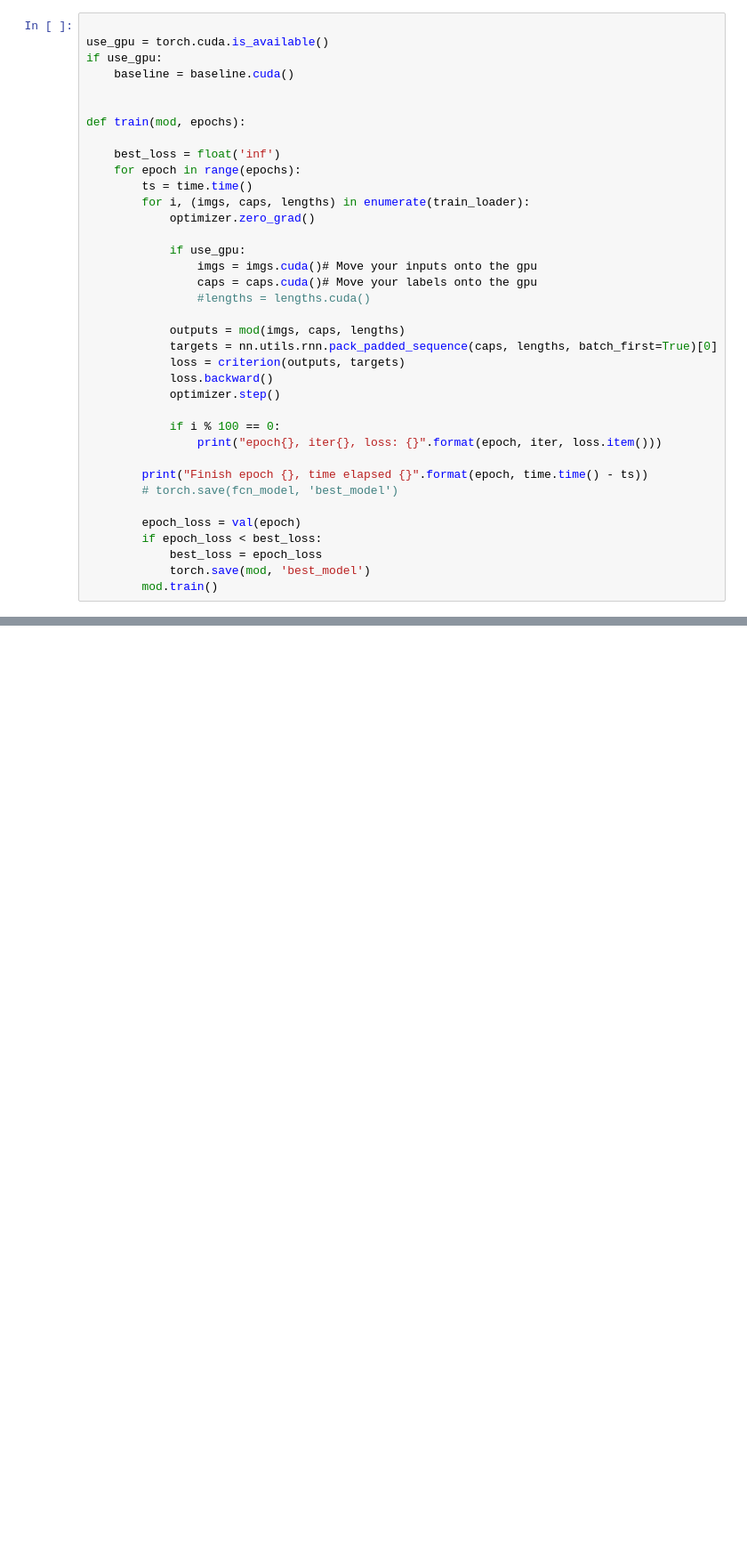
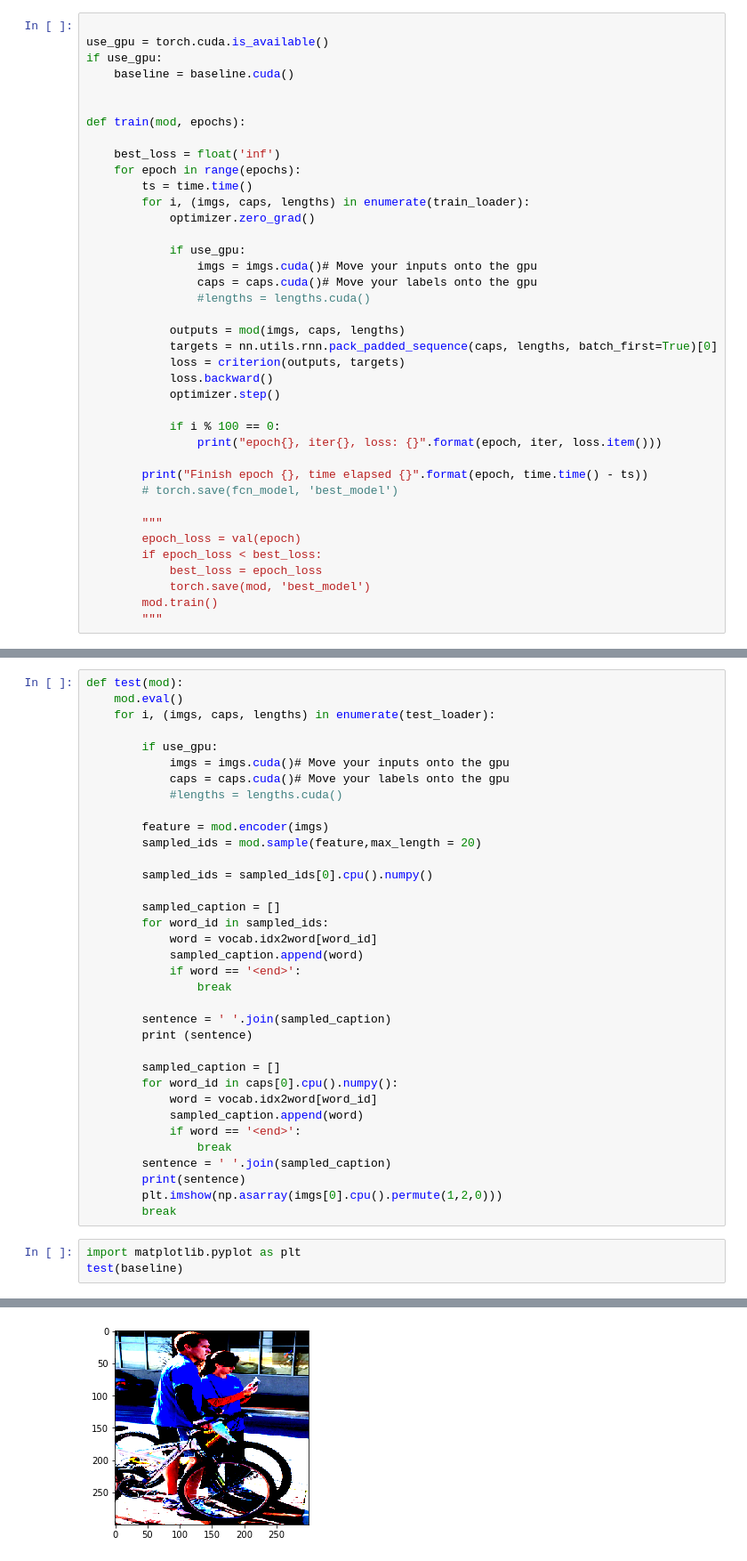
Before and after one commit to ssrrjj/CSE253-PA4, a Jupyter notebook: Starter.ipynb, the cells around one changed output, grey strips where cells are left out. Shown: that part at 89% size. Cells and saved outputs as stored; diff of their text form; blank space fills up the shorter version.

```diff
--- a/Starter.ipynb
+++ b/Starter.ipynb
@@ -96,11 +115,13 @@ def train(mod, epochs):
         print("Finish epoch {}, time elapsed {}".format(epoch, time.time() - ts))
         # torch.save(fcn_model, 'best_model')
 
+        """
         epoch_loss = val(epoch)
         if epoch_loss < best_loss:
             best_loss = epoch_loss
             torch.save(mod, 'best_model')
         mod.train()
+        """
 # %%
 epochs  = 10
 train(baseline, epochs)
@@ -106,0 +147,39 @@ train(baseline, epochs)
+# %%
+def test(mod):
+    mod.eval()
+    for i, (imgs, caps, lengths) in enumerate(test_loader):
+
+        if use_gpu:
+            imgs = imgs.cuda()# Move your inputs onto the gpu
+            caps = caps.cuda()# Move your labels onto the gpu
+            #lengths = lengths.cuda()
+
+        feature = mod.encoder(imgs)
+        sampled_ids = mod.sample(feature,max_length = 20)
+
+        sampled_ids = sampled_ids[0].cpu().numpy()
+
+        sampled_caption = []
+        for word_id in sampled_ids:
+            word = vocab.idx2word[word_id]
+            sampled_caption.append(word)
+            if word == '<end>':
+                break
+
+        sentence = ' '.join(sampled_caption)
+        print (sentence)
+
+        sampled_caption = []
+        for word_id in caps[0].cpu().numpy():
+            word = vocab.idx2word[word_id]
+            sampled_caption.append(word)
+            if word == '<end>':
+                break
+        sentence = ' '.join(sampled_caption)
+        print(sentence)
+        plt.imshow(np.asarray(imgs[0].cpu().permute(1,2,0)))
+        break
+# %%
+import matplotlib.pyplot as plt
+test(baseline)
+# %% [output]
@@ -106,0 +189 @@ train(baseline, epochs)
+[figure, added]
```
Also changed, not shown: parts of 6 cells of this notebook, 2 other files.
